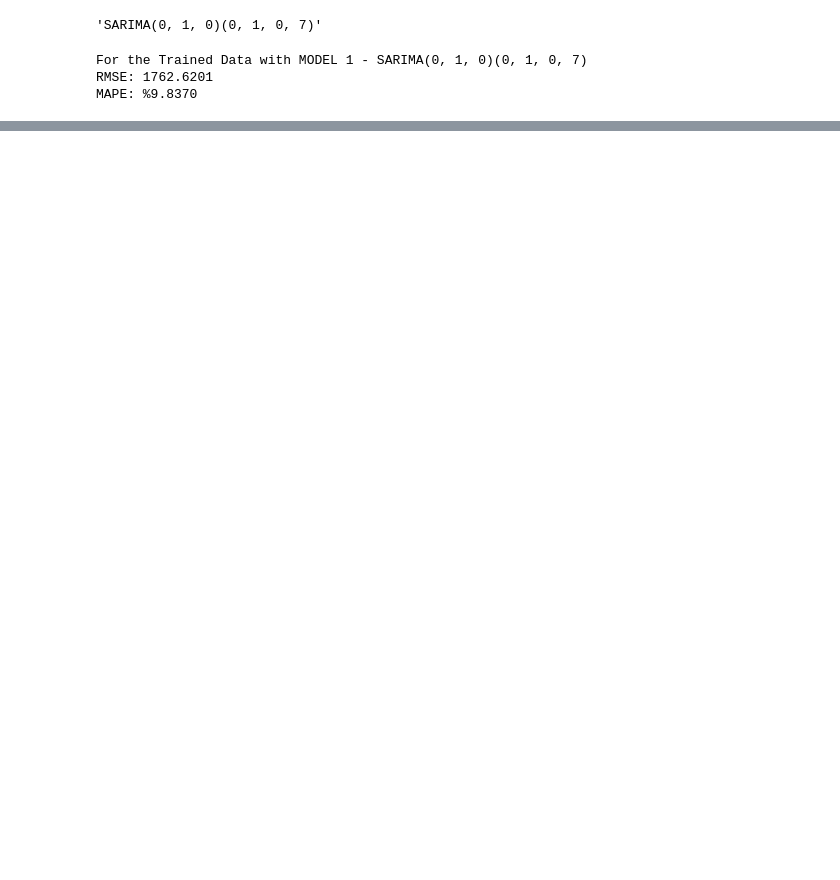
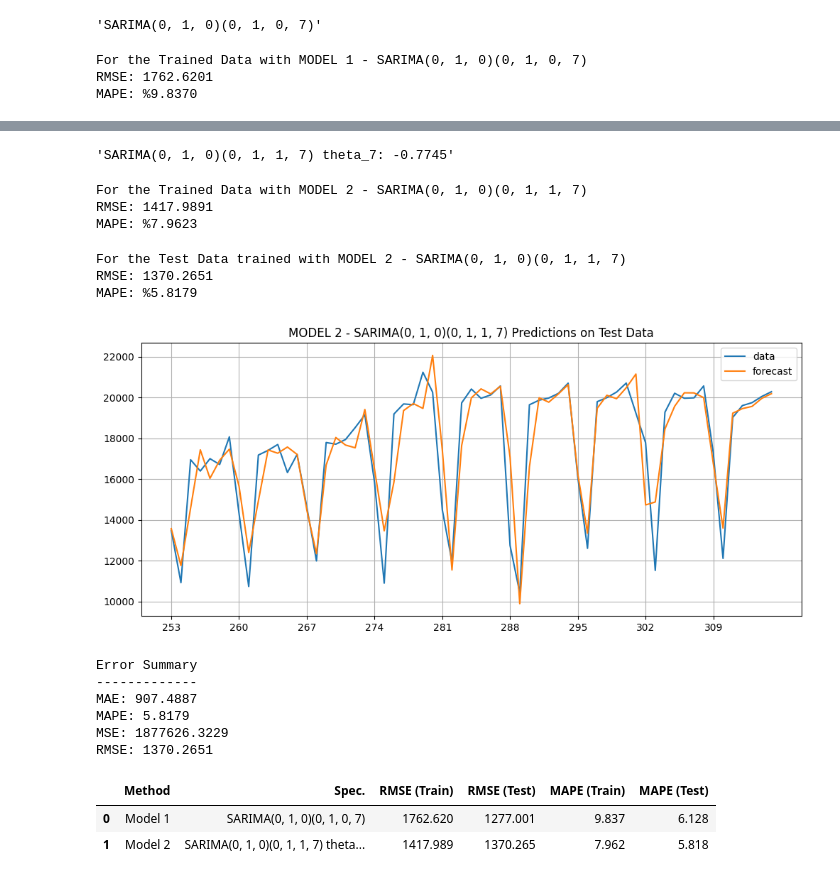
Before and after one commit to boraaktas/INDR-422-522, a Jupyter notebook: Homeworks/HW2/INDR522_HW2_Q2.ipynb, the cells around one changed output, grey strips where cells are left out. Saved outputs shown, nothing was run; the diff lists cells and outputs as text; code cells hidden in the pictures; blank space fills up the shorter version.

```diff
--- a/Homeworks/HW2/INDR522_HW2_Q2.ipynb
+++ b/Homeworks/HW2/INDR522_HW2_Q2.ipynb
@@ -237,0 +259,51 @@ SARIMA_MODEL1_TEST = sm.tsa.statespace.SARIMAX(METRO_PASSENGERS, order=MODEL1_OR
+# %%
+## MODEL 2 ##
+
+SARIMA_MODEL2_TRAIN = sm.tsa.statespace.SARIMAX(METRO_PASSENGERS_TRAIN, order=MODEL2_ORDER, seasonal_order=MODEL2_SEASONAL_ORDER).fit(disp=False)
+
+SARIMA_MODEL2_TRAIN_PREDICTIONS = list(SARIMA_MODEL2_TRAIN.predict())
+SARIMA_MODEL2_TRAIN_PREDICTIONS[:9] = [None] * 9
+# %%
+SARIMA_MODEL2_SPECS = str('SARIMA' + str(MODEL2_ORDER) + str(MODEL2_SEASONAL_ORDER) +
+                          ' theta_7: ' + str(round(SARIMA_MODEL2_TRAIN.params[0], 4)))
+SARIMA_MODEL2_SPECS
+# %% [output]
+'SARIMA(0, 1, 0)(0, 1, 1, 7) theta_7: -0.7745'
+# %%
+SARIMA_MODEL2_TRAIN_RMSE = DS.RMSE(METRO_PASSENGERS_TRAIN, SARIMA_MODEL2_TRAIN_PREDICTIONS)
+SARIMA_MODEL2_TRAIN_MAPE = DS.MAPE(METRO_PASSENGERS_TRAIN, SARIMA_MODEL2_TRAIN_PREDICTIONS)
+
+print('For the Trained Data with MODEL 2 - ' + 'SARIMA' + str(MODEL2_ORDER) + str(MODEL2_SEASONAL_ORDER))
+print("RMSE: {:.4f}".format(SARIMA_MODEL2_TRAIN_RMSE))
+print("MAPE: %{:.4f}".format(SARIMA_MODEL2_TRAIN_MAPE))
+# %% [output]
+For the Trained Data with MODEL 2 - SARIMA(0, 1, 0)(0, 1, 1, 7)
+RMSE: 1417.9891
+MAPE: %7.9623
+# %%
+SARIMA_MODEL2_TEST = sm.tsa.statespace.SARIMAX(METRO_PASSENGERS, order=MODEL2_ORDER, seasonal_order=MODEL2_SEASONAL_ORDER).filter(SARIMA_MODEL2_TRAIN.params)
+
+SARIMA_MODEL2_TEST_PREDICTIONS = list(SARIMA_MODEL2_TEST.predict())[TEST_START:TEST_END]
+# %%
+SARIMA_MODEL2_TEST_RMSE = DS.RMSE(METRO_PASSENGERS_TEST, SARIMA_MODEL2_TEST_PREDICTIONS)
+SARIMA_MODEL2_TEST_MAPE = DS.MAPE(METRO_PASSENGERS_TEST, SARIMA_MODEL2_TEST_PREDICTIONS)
+
+print('For the Test Data trained with MODEL 2 - ' + 'SARIMA' + str(MODEL2_ORDER) + str(MODEL2_SEASONAL_ORDER))
+print("RMSE: {:.4f}".format(SARIMA_MODEL2_TEST_RMSE))
+print("MAPE: %{:.4f}".format(SARIMA_MODEL2_TEST_MAPE))
+# %% [output]
+For the Test Data trained with MODEL 2 - SARIMA(0, 1, 0)(0, 1, 1, 7)
+RMSE: 1370.2651
+MAPE: %5.8179
+# %%
+DS.plot_forecasts(METRO_PASSENGERS_TEST, METRO_DAYS_TEST, SARIMA_MODEL2_TEST_PREDICTIONS, time_step=7, title='MODEL 2 - SARIMA' + str(MODEL2_ORDER) + str(MODEL2_SEASONAL_ORDER) + ' Predictions on Test Data')
+
+DS.print_error_summary(METRO_PASSENGERS_TEST, SARIMA_MODEL2_TEST_PREDICTIONS, MAE=DS.MAE, MAPE=DS.MAPE, MSE=DS.MSE, RMSE=DS.RMSE)
+# %% [output]
+[figure, added]
+Error Summary
+-------------
+MAE: 907.4887
+MAPE: 5.8179
+MSE: 1877626.3229
+RMSE: 1370.2651
@@ -237,0 +320,6 @@ SARIMA_MODEL1_TEST = sm.tsa.statespace.SARIMAX(METRO_PASSENGERS, order=MODEL1_OR
+# %%
+QUESTION2_DF
+# %% [output]
+|  | Method | Spec. | RMSE (Train) | RMSE (Test) | MAPE (Train) | MAPE (Test) |
+| 0 | Model 1 | SARIMA(0, 1, 0)(0, 1, 0, 7) | 1762.620 | 1277.001 | 9.837 | 6.128 |
+| 1 | Model 2 | SARIMA(0, 1, 0)(0, 1, 1, 7) theta... | 1417.989 | 1370.265 | 7.962 | 5.818 |
```
Also changed, not shown: parts of 8 cells of this notebook, 3 other files.
